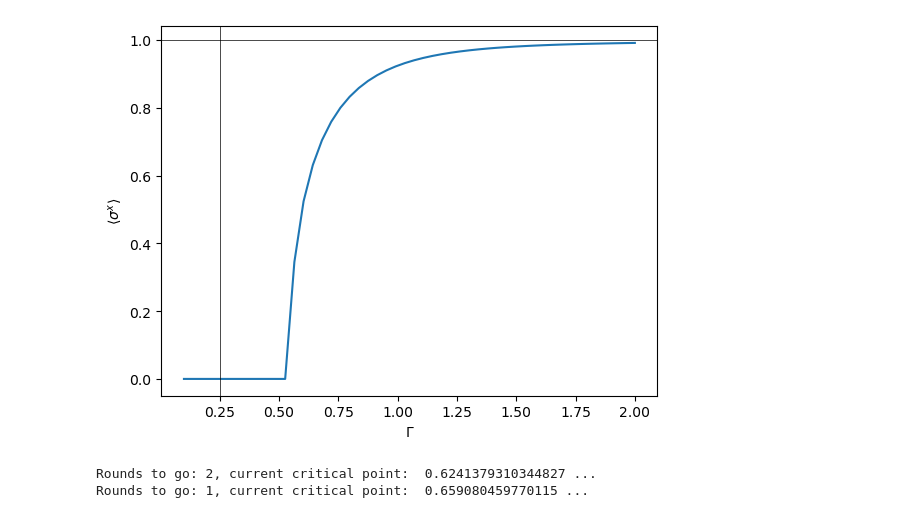
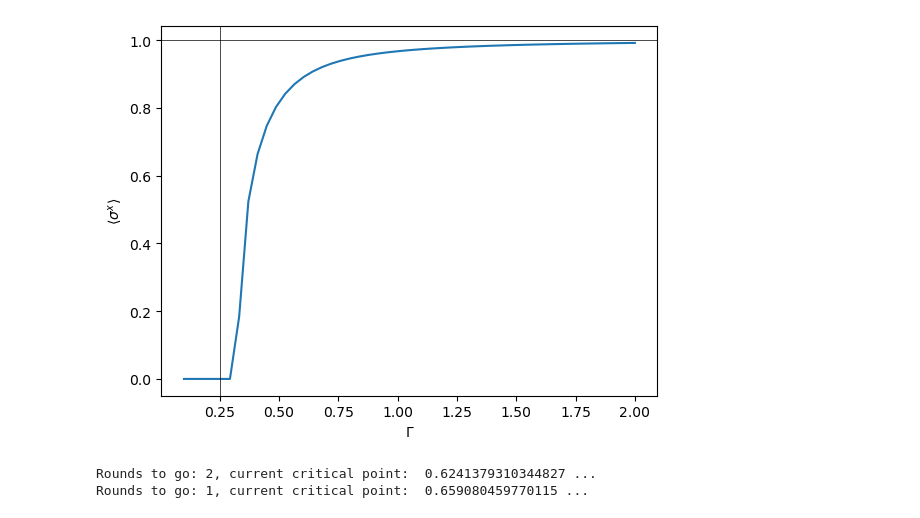
Before and after one commit to chuan97/long-range-ising, a Jupyter notebook: test.ipynb, the cells around one changed output. Drawn from its saved outputs; the diff is of its cells as text; code cells hidden in the pictures.

```diff
--- a/test.ipynb
+++ b/test.ipynb
@@ -14,36 +14,36 @@ def ising_mag(J0s, wz, alpha, gs, beta, N, M):
 # %%
 N = 70
 M = int(np.sqrt(N) * np.log(N))
-beta = 1
+beta = 2
 wz = 1
 J0s = np.linspace(0.1, 2.0, 50)
 alpha = 1.5
 
 gs = 0.00 * np.ones(N)
 
 J = interactions.powerlaw_pbc(N, alpha)
 J = interactions.shift(J, 0.0)
 
 mags = []
 for J0 in J0s:
     J = J0 * interactions.rescale(J)
     ws, lams = utils.dicke_from_ising(J, 1e-6)
     #print(ws[-1] * J0)
     #print(np.sqrt(N) * lams[:, 0])
     #plt.imshow(lams)
     #plt.show()
     #ws, lams = utils.truncate_dicke(ws, lams, M)
     mags.append(dicke.mag_longitudinal_hessian_debug(beta, wz, ws, np.sqrt(N) * lams, gs, N)[0])
 mags = np.abs(np.array(mags))
 
 plt.plot(J0s, mags)
 plt.axvline(0.25, c='k', lw=0.5)
 plt.axhline(1.00, c='k', lw=0.5)
 plt.xlabel(r'$\Gamma$')
 plt.ylabel(r'$\langle \sigma^x \rangle$')
 plt.show()
 # %% [output]
-[figure, old version]
+[figure, new version]
 # %%
 marker_kwargs = {'c': 'k',
                  'lw': 0,
```
Also changed, not shown: parts of 1 cell of this notebook, 4 other files.
